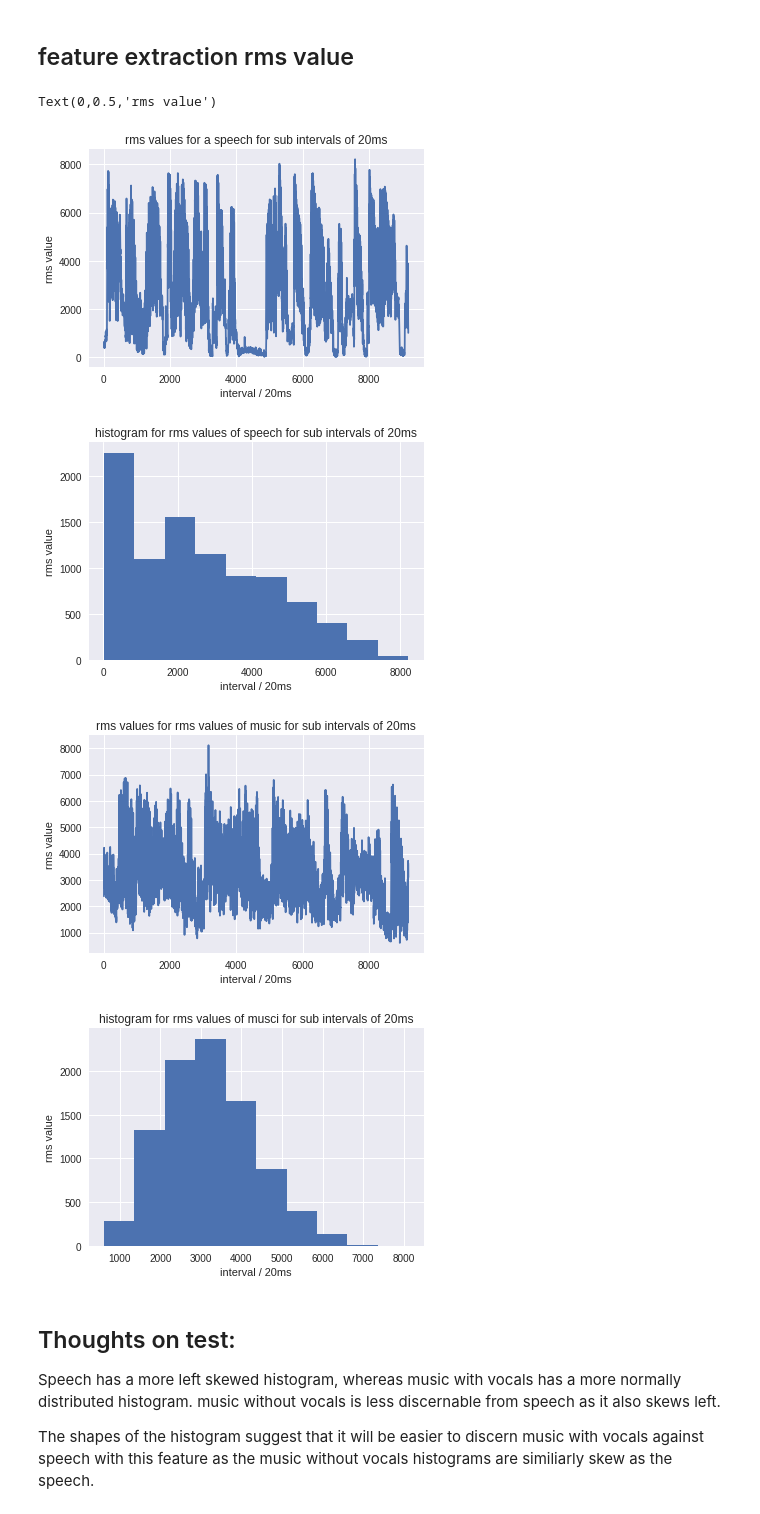
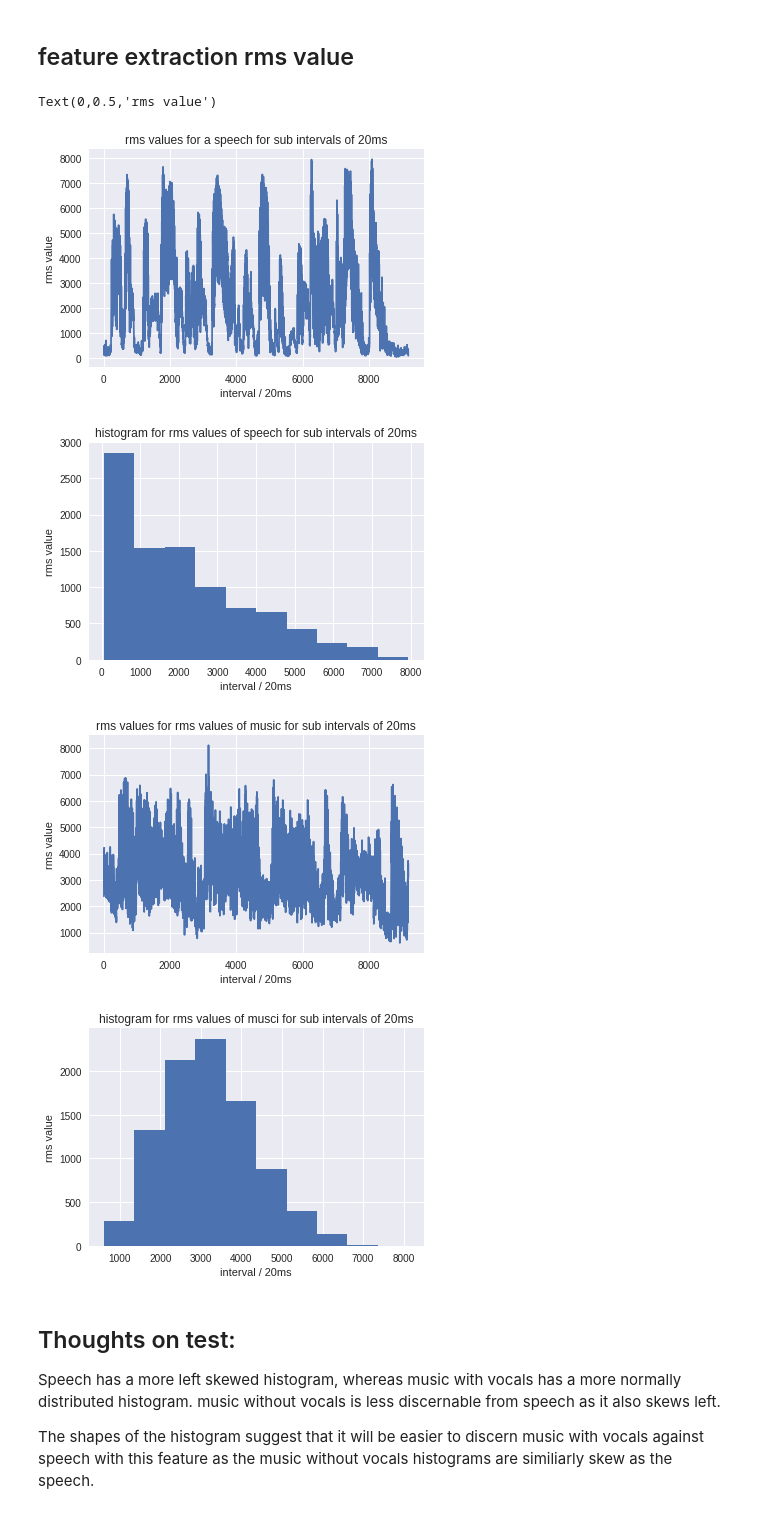
Before and after one commit to Claude47/speech_music_discrimination, a Jupyter notebook: feature_extraction.ipynb, the cells around one changed output. Cells and saved outputs as stored; diff of their text form; code cells hidden in the pictures.

```diff
--- a/feature_extraction.ipynb
+++ b/feature_extraction.ipynb
@@ -45,7 +46,7 @@ def upload_local_file():
 
 class sound:
     raw_audio = 0
-    def __init__(self, path, from_drive=True, dbx_access_token='jym07rxV7JAAAAAAAAAASYVjyBOd0G9JJKzC_5dgzrDHKeVsdZG1akcSvWnYBoKd'):
+    def __init__(self, path, from_drive=False, dbx_access_token='jym07rxV7JAAAAAAAAAASYVjyBOd0G9JJKzC_5dgzrDHKeVsdZG1akcSvWnYBoKd'):
         '''sound object, initialise with path to .wav file'''
         self.from_drive = from_drive
         self.path = path
@@ -108,6 +109,7 @@ class sound:
                   'subchunk2_size': struct.unpack("<I", byte_string[40:44])}
       wav_file = {k: wav_file[k][0] if isinstance(wav_file[k], tuple) else wav_file for k in wav_file.keys()}
       data = np.array([struct.unpack("<h", byte_string[44:][i:i+2]) for i in range(len(byte_string[44:]))[::2]])
+      data = np.squeeze(data)
       wav_file['sample_count'] = len(data)
       return wav_file, data
 # %%
@@ -266,7 +269,7 @@ def rms_window(window):
     return np.sqrt(1/len(window)*np.sum(window*window))
 # %%
 """testing rms value"""
-file_path_speech = "mssp1.wav"
+file_path_speech = "mssp3.wav"
 file_path_music = "msmv3.wav"
 speech = sound(file_path_speech, from_drive=False)
 music = sound(file_path_music, from_drive=False)
@@ -276,35 +279,35 @@ rms_values_speech = rms(speech,50,0.75)
 rms_values_music = rms(music,50,0.75)
 #print(len(sound1.raw_audio))
 
 #histograms plotted with scipy.stats.gaussian_kde
 
 plt.figure(0)
 plt.plot(rms_values_speech)
 plt.title("rms values for a speech for sub intervals of 20ms")
 plt.xlabel("interval / 20ms")
 plt.ylabel("rms value")
 
 plt.figure(1)
 plt.hist(rms_values_speech)
 plt.title("histogram for rms values of speech for sub intervals of 20ms")
 plt.xlabel("interval / 20ms")
 plt.ylabel("rms value")
 
 plt.figure(3)
 plt.plot(rms_values_music)
 plt.title("rms values for rms values of music for sub intervals of 20ms")
 plt.xlabel("interval / 20ms")
 plt.ylabel("rms value")
 
 plt.figure(4)
 plt.hist(rms_values_music)
 plt.title("histogram for rms values of musci for sub intervals of 20ms")
 plt.xlabel("interval / 20ms")
 plt.ylabel("rms value")
 # %% [output]
 Text(0,0.5,'rms value')
-[figure, old version]
+[figure, new version]
-[figure, old version]
+[figure, new version]
 [figure]
 [figure]
 # %% [markdown]
```
Also changed, not shown: parts of 25 cells of this notebook.
